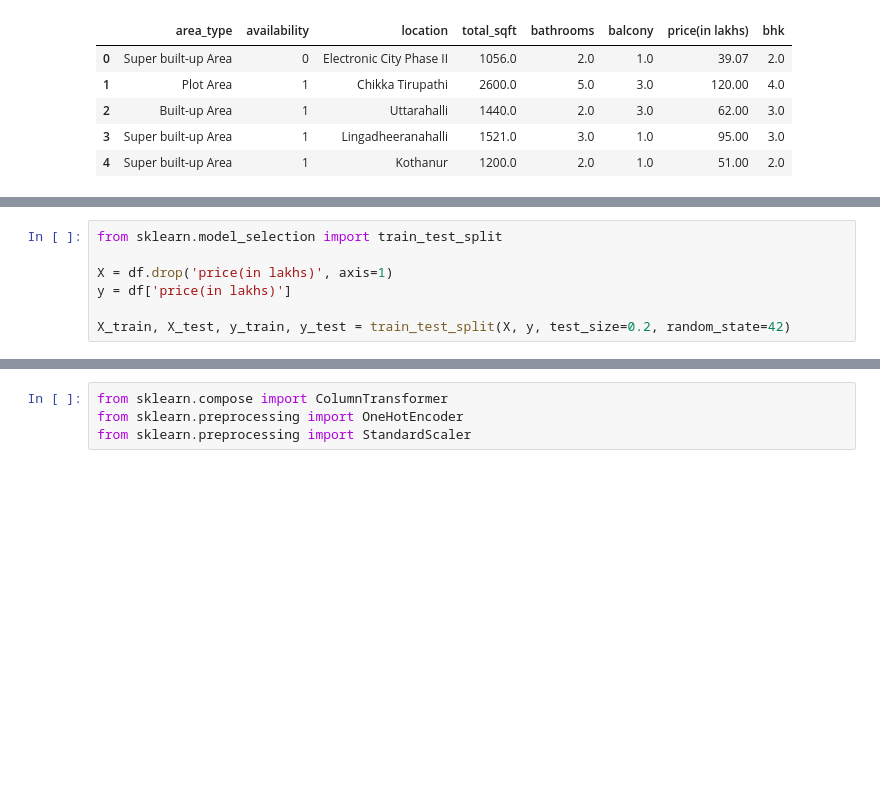
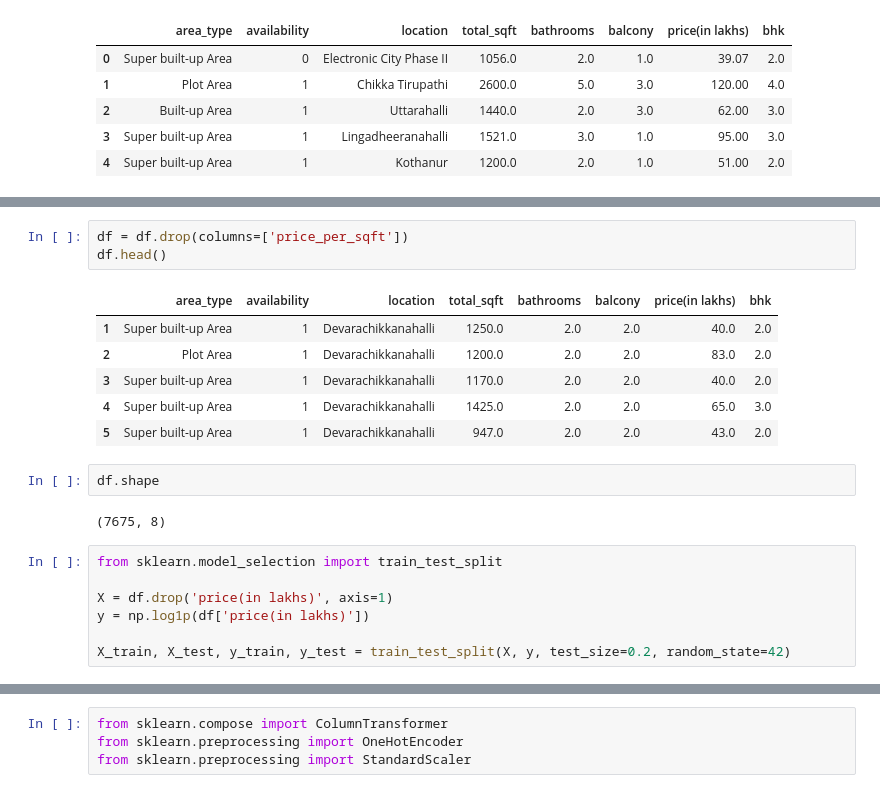
Before and after one commit to PranayBhardwaj29/bengaluru-house-price-predictor, a Jupyter notebook: notebook/model_training.ipynb, the cells around one changed output, grey strips where cells are left out. Drawn from its saved outputs; the diff is of its cells as text; blank space fills up the shorter version.

```diff
--- a/notebook/model_training.ipynb
+++ b/notebook/model_training.ipynb
@@ -687,8 +573,22 @@ the entire idea was mine except the location one where i have encountered someth
+# %%
+df = df.drop(columns=['price_per_sqft'])
+df.head()
+# %% [output]
+|  | area_type | availability | location | total_sqft | bathrooms | balcony | price(in lakhs) | bhk |
+| 1 | Super built-up Area | 1 | Devarachikkanahalli | 1250.0 | 2.0 | 2.0 | 40.0 | 2.0 |
+| 2 | Plot Area | 1 | Devarachikkanahalli | 1200.0 | 2.0 | 2.0 | 83.0 | 2.0 |
+| 3 | Super built-up Area | 1 | Devarachikkanahalli | 1170.0 | 2.0 | 2.0 | 40.0 | 2.0 |
+| 4 | Super built-up Area | 1 | Devarachikkanahalli | 1425.0 | 2.0 | 2.0 | 65.0 | 3.0 |
+| 5 | Super built-up Area | 1 | Devarachikkanahalli | 947.0 | 2.0 | 2.0 | 43.0 | 2.0 |
+# %%
+df.shape
+# %% [output]
+(7675, 8)
 # %%
 from sklearn.model_selection import train_test_split
 
 X = df.drop('price(in lakhs)', axis=1)
-y = df['price(in lakhs)']
+y = np.log1p(df['price(in lakhs)'])
 
 X_train, X_test, y_train, y_test = train_test_split(X, y, test_size=0.2, random_state=42)
 # %%
```
Also changed, not shown: parts of 42 cells of this notebook, 2 other files.
